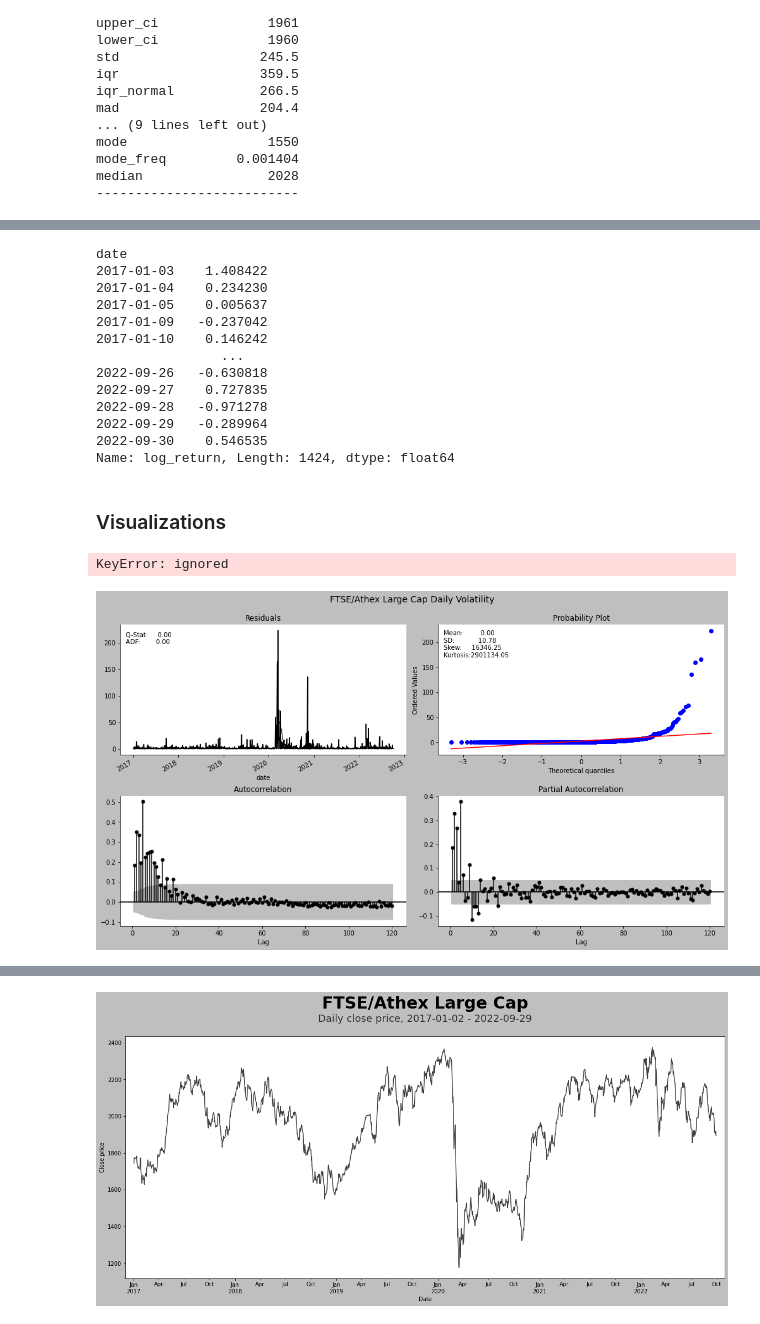
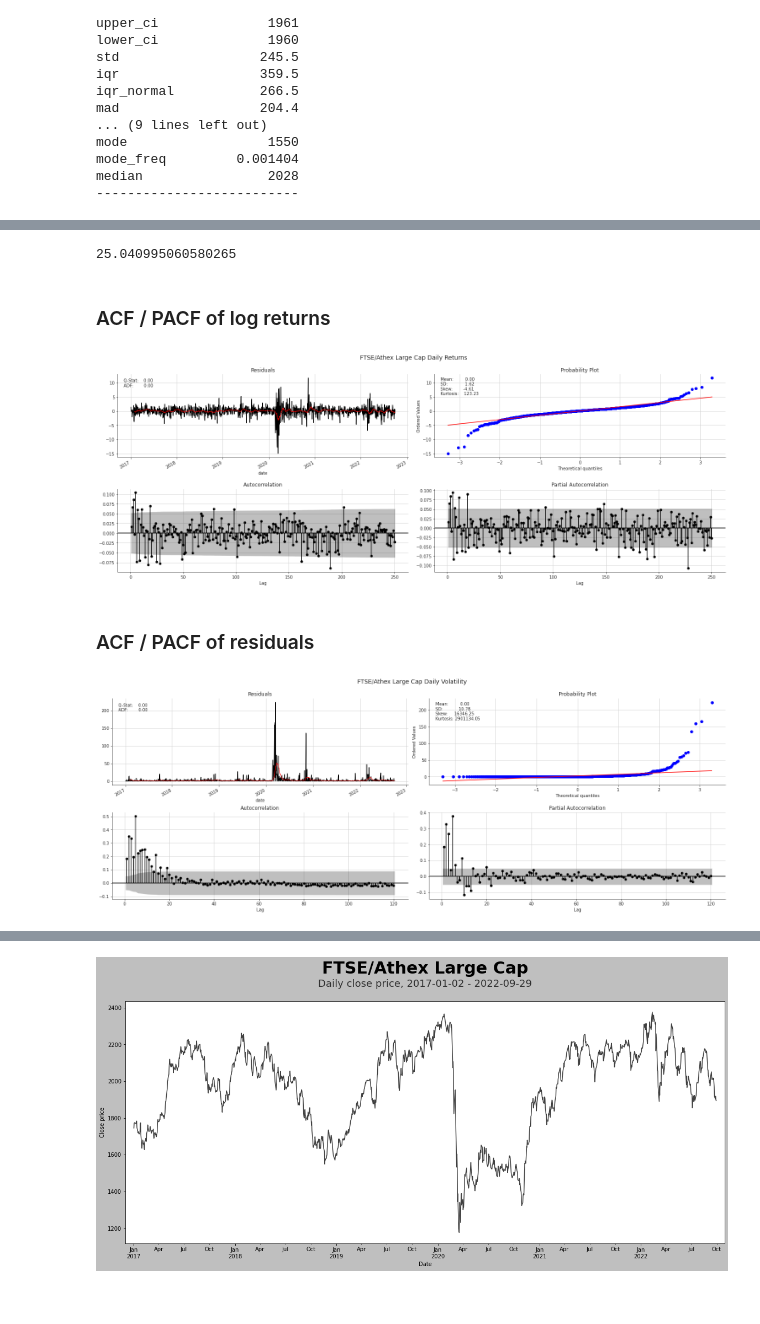
Before and after one commit to orestisf/Notebooks, a Jupyter notebook: finance/Athex_Large_Cap_index_analysis.ipynb, the cells around one changed output, grey strips where cells are left out. Cells and saved outputs as stored; diff of their text form; code cells hidden in the pictures.

```diff
--- a/finance/Athex_Large_Cap_index_analysis.ipynb
+++ b/finance/Athex_Large_Cap_index_analysis.ipynb
@@ -100,0 +112,7 @@ date
+# %%
+# calculate daily absolute daily return, logarithmic return, daily, monthly and annual historical volatility
+data['absReturn'] = data['close'].pct_change(1).dropna().mul(100)
+data['logReturn'] = np.log(data['close']).diff().dropna().mul(100)
+data['dailyVol'] = data['logReturn'].std()
+data['monthlyVol'] = data['logReturn'].rolling(window = 21).std()*np.sqrt(21)
+data['annualVol'] = data['logReturn'].rolling(window = 252).std()*np.sqrt(252)
@@ -132,7 +158,0 @@ Create columns for:
-# %%
-#calculate daily absolute daily return, logarithmic return, daily, monthly and annual historical volatility
-data['abs_return'] = data['close'].pct_change().dropna().mul(100)
-data['log_return'] = np.log(data['close']).diff().dropna().mul(100)
-data['day_vol'] = data['log_return'].std()
-data['month_vol'] = data['log_return'].rolling(window = 21).std()*np.sqrt(21)
-data['annual_vol'] = data['log_return'].rolling(window = 252).std()*np.sqrt(252)
@@ -157,0 +202,15 @@ Annualized volatility: 25.77%
+# %%
+sns.set_style("ticks",{'axes.grid' : True})
+
+fig, axes = plt.subplots(nrows=2, ncols=2, figsize=(21, 8))
+data['close'].plot(ax=axes[0][0], title="Close price (daily)").set_ylabel('price')
+data['logReturn'].plot(ax=axes[0][1], title="Log return").set_ylabel('percent')
+data['annualVol'].plot(ax=axes[1][0], title="Annualized volatility").set_ylabel('percent')
+data['logReturn'].plot.hist(bins=100, ax=axes[1][1], title="Frequency of log returns").set_xlabel('percent')
+
+axes[1][1].set_xticks(np.arange(-12.5, 12.5, 2.5))
+
+fig.suptitle(f"FTSE/Athex Large Cap, {datetime.date(data.index.min())} - {datetime.date(data.index.max())}", fontsize=16)
+sns.despine()
+fig.tight_layout(pad=2)
+fig.subplots_adjust(top=.9)
@@ -158,33 +230,19 @@ Annualized volatility: 25.77%
 # %%
-data
+data['annualVol'].mean()
 # %% [output]
-date
-2017-01-03    1.408422
-2017-01-04    0.234230
-2017-01-05    0.005637
-2017-01-09   -0.237042
-2017-01-10    0.146242
-                ...
-2022-09-26   -0.630818
-2022-09-27    0.727835
-2022-09-28   -0.971278
-2022-09-29   -0.289964
-2022-09-30    0.546535
-Name: log_return, Length: 1424, dtype: float64
+25.040995060580265
-# %% [markdown]
-### Visualizations
 # %%
 def plot_correlogram(x, lags=None, title=None):
     lags = min(10, int(len(x)/5)) if lags is None else lags
-    fig, axes = plt.subplots(nrows=2, ncols=2, figsize=(14, 8))
+    fig, axes = plt.subplots(nrows=2, ncols=2, figsize=(21, 8))
     x.plot(ax=axes[0][0], title='Residuals')
-    x.rolling(21).mean().plot(ax=axes[0][0], c='k', lw=1)
+    x.rolling(21).mean().plot(ax=axes[0][0], c='red', lw=1)
     q_p = np.max(q_stat(acf(x, nlags=lags), len(x))[1])
-    stats = f'Q-Stat: {np.max(q_p):>8.2f}\nADF: {adfuller(x)[1]:>11.2f}'
-    axes[0][0].text(x=.02, y=.85, s=stats, transform=axes[0][0].transAxes)
+    stats = f'Q-Stat:{np.max(q_p):>8.2f}\nADF: {adfuller(x)[1]:>11.2f}'
+    axes[0][0].text(x=.02, y=.85, s=stats,horizontalalignment='left', verticalalignment='baseline', transform=axes[0][0].transAxes)
     probplot(x, plot=axes[0][1])
     mean, var, skew, kurtosis = moment(x, moment=[1, 2, 3, 4])
-    s = f'Mean: {mean:>12.2f}\nSD: {np.sqrt(var):>16.2f}\nSkew: {skew:12.2f}\nKurtosis:{kurtosis:9.2f}'
+    s = f'Mean: {mean:>12.2f}\nSD: {np.sqrt(var):>16.2f}\nSkew: {skew:12.2f}\nKurtosis: {kurtosis:9.2f}'
     axes[0][1].text(x=.02, y=.75, s=s, transform=axes[0][1].transAxes)
     plot_acf(x=x, lags=lags, zero=False, ax=axes[1][0])
     plot_pacf(x, lags=lags, zero=False, ax=axes[1][1])
@@ -192,13 +250,17 @@ def plot_correlogram(x, lags=None, title=None):
     axes[1][1].set_xlabel('Lag')
     fig.suptitle(title, fontsize=14)
     sns.despine()
-    fig.tight_layout()
+    fig.tight_layout(pad=2)
     fig.subplots_adjust(top=.9)
+# %% [markdown]
+### ACF / PACF of log returns
 # %%
-plot_correlogram(data['log_return'].dropna(), lags=250, title='FTSE/Athex Large Cap Daily Returns')
+plot_correlogram(data['logReturn'].dropna(), lags=250, title='FTSE/Athex Large Cap Daily Returns')
 # %% [output]
-KeyError: ignored
+[figure, added]
+# %% [markdown]
+### ACF / PACF of residuals
 # %%
-plot_correlogram(data['log_return'].dropna().sub(data['log_return'].mean()).pow(2), lags=120, title='FTSE/Athex Large Cap Daily Volatility')
+plot_correlogram(data['logReturn'].dropna().sub(data['logReturn'].mean()).pow(2), lags=120, title='FTSE/Athex Large Cap Daily Volatility')
 # %% [output]
-[figure, old version]
+[figure, new version]
```
Also changed, not shown: parts of 23 cells of this notebook.
